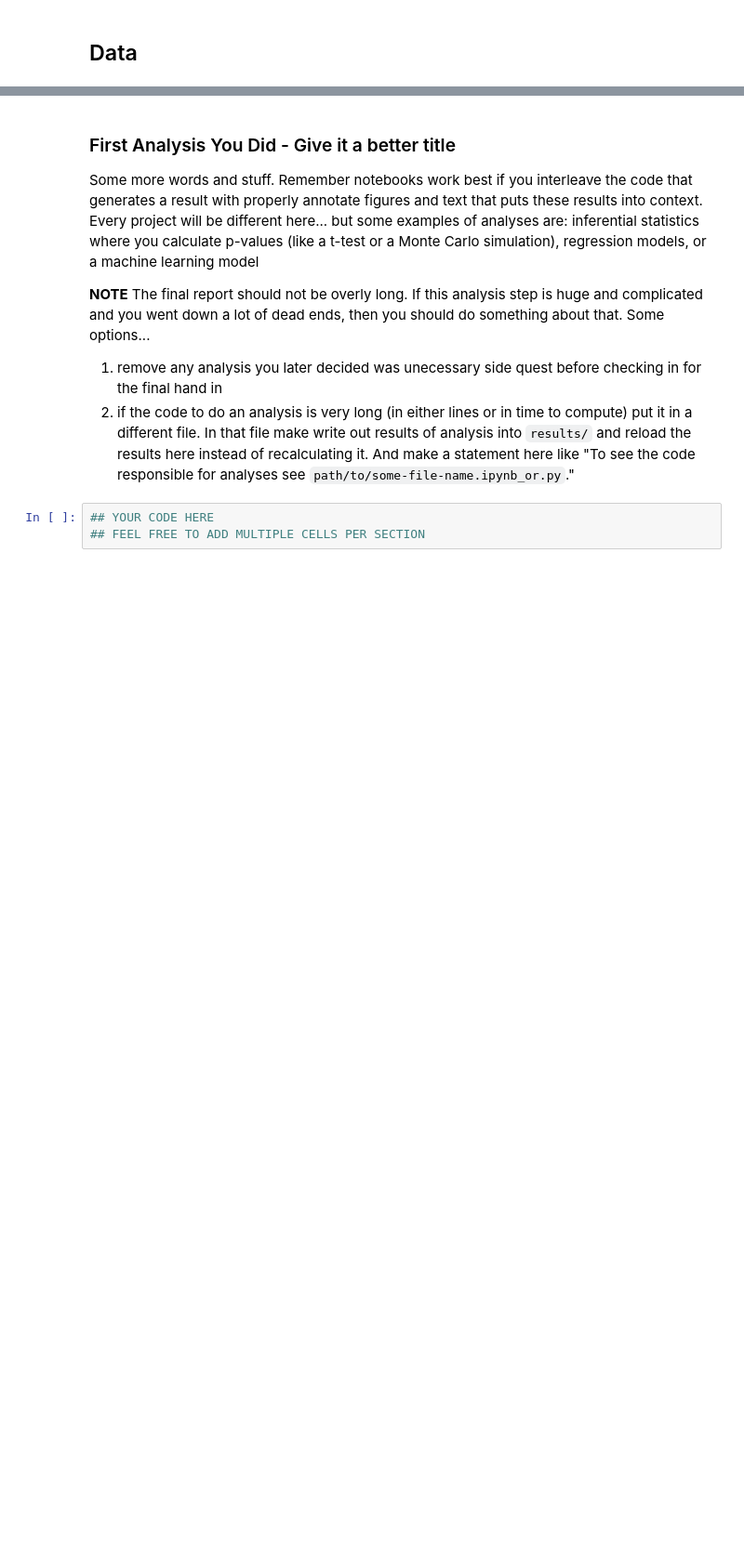
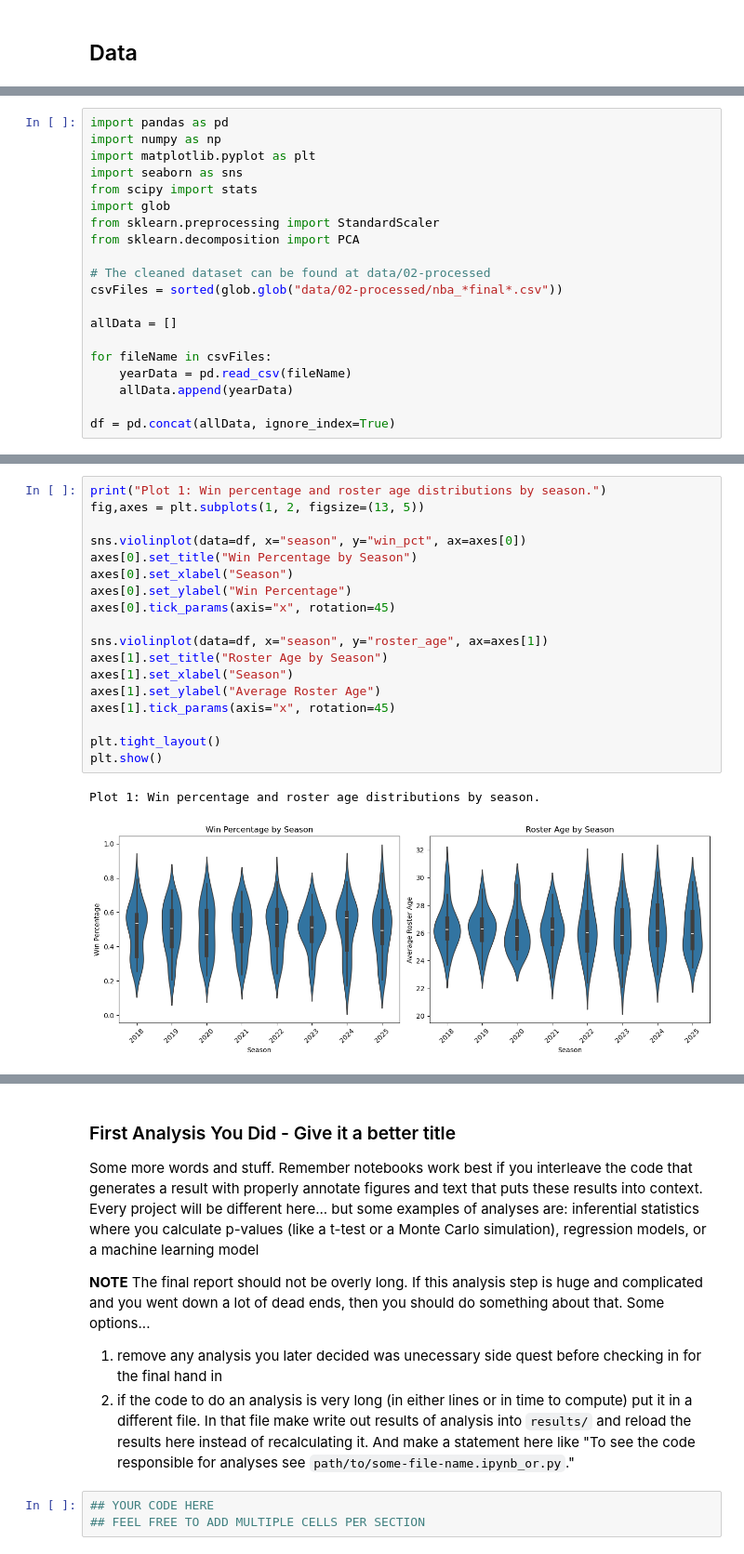
Before and after one commit to COGS108/Group-SP26-082, a Jupyter notebook: 03-FinalProject.ipynb, the cells around one changed output, grey strips where cells are left out. Shown at 93% size. Drawn from its saved outputs; the diff is of its cells as text; blank space fills up the shorter version.

```diff
--- a/03-FinalProject.ipynb
+++ b/03-FinalProject.ipynb
@@ -353,0 +148,20 @@ Instructions: REPLACE the contents of this cell with your work, including any up
+# %%
+import pandas as pd
+import numpy as np
+import matplotlib.pyplot as plt
+import seaborn as sns
+from scipy import stats
+import glob
+from sklearn.preprocessing import StandardScaler
+from sklearn.decomposition import PCA
+
+# The cleaned dataset can be found at data/02-processed
+csvFiles = sorted(glob.glob("data/02-processed/nba_*final*.csv"))
+
+allData = []
+
+for fileName in csvFiles:
+    yearData = pd.read_csv(fileName)
+    allData.append(yearData)
+
+df = pd.concat(allData, ignore_index=True)
@@ -353,0 +173,21 @@ Instructions: REPLACE the contents of this cell with your work, including any up
+# %%
+print("Plot 1: Win percentage and roster age distributions by season.")
+fig,axes = plt.subplots(1, 2, figsize=(13, 5))
+
+sns.violinplot(data=df, x="season", y="win_pct", ax=axes[0])
+axes[0].set_title("Win Percentage by Season")
+axes[0].set_xlabel("Season")
+axes[0].set_ylabel("Win Percentage")
+axes[0].tick_params(axis="x", rotation=45)
+
+sns.violinplot(data=df, x="season", y="roster_age", ax=axes[1])
+axes[1].set_title("Roster Age by Season")
+axes[1].set_xlabel("Season")
+axes[1].set_ylabel("Average Roster Age")
+axes[1].tick_params(axis="x", rotation=45)
+
+plt.tight_layout()
+plt.show()
+# %% [output]
+Plot 1: Win percentage and roster age distributions by season.
+[figure, added]
```
Also changed, not shown: parts of 36 cells of this notebook.
